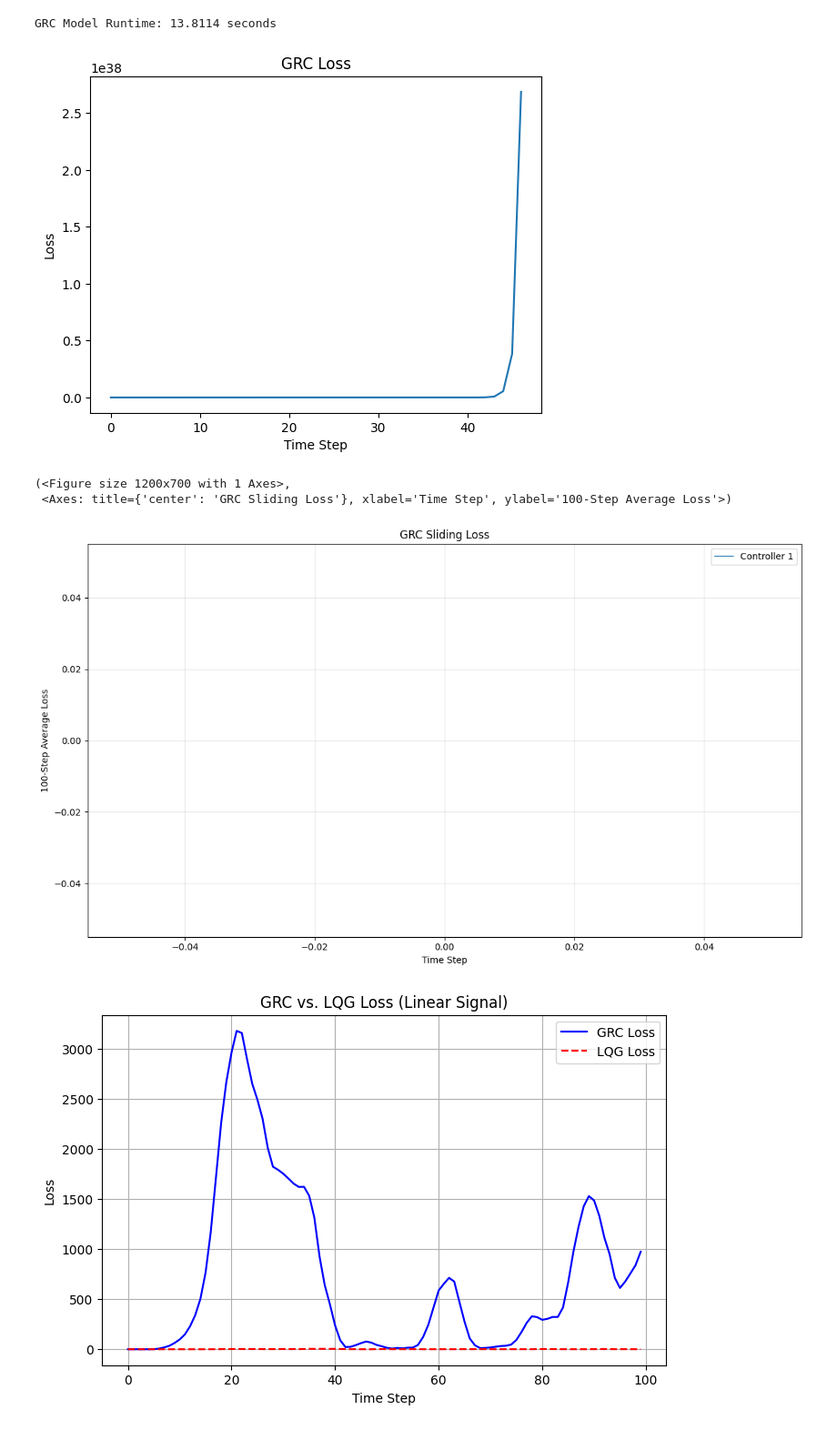
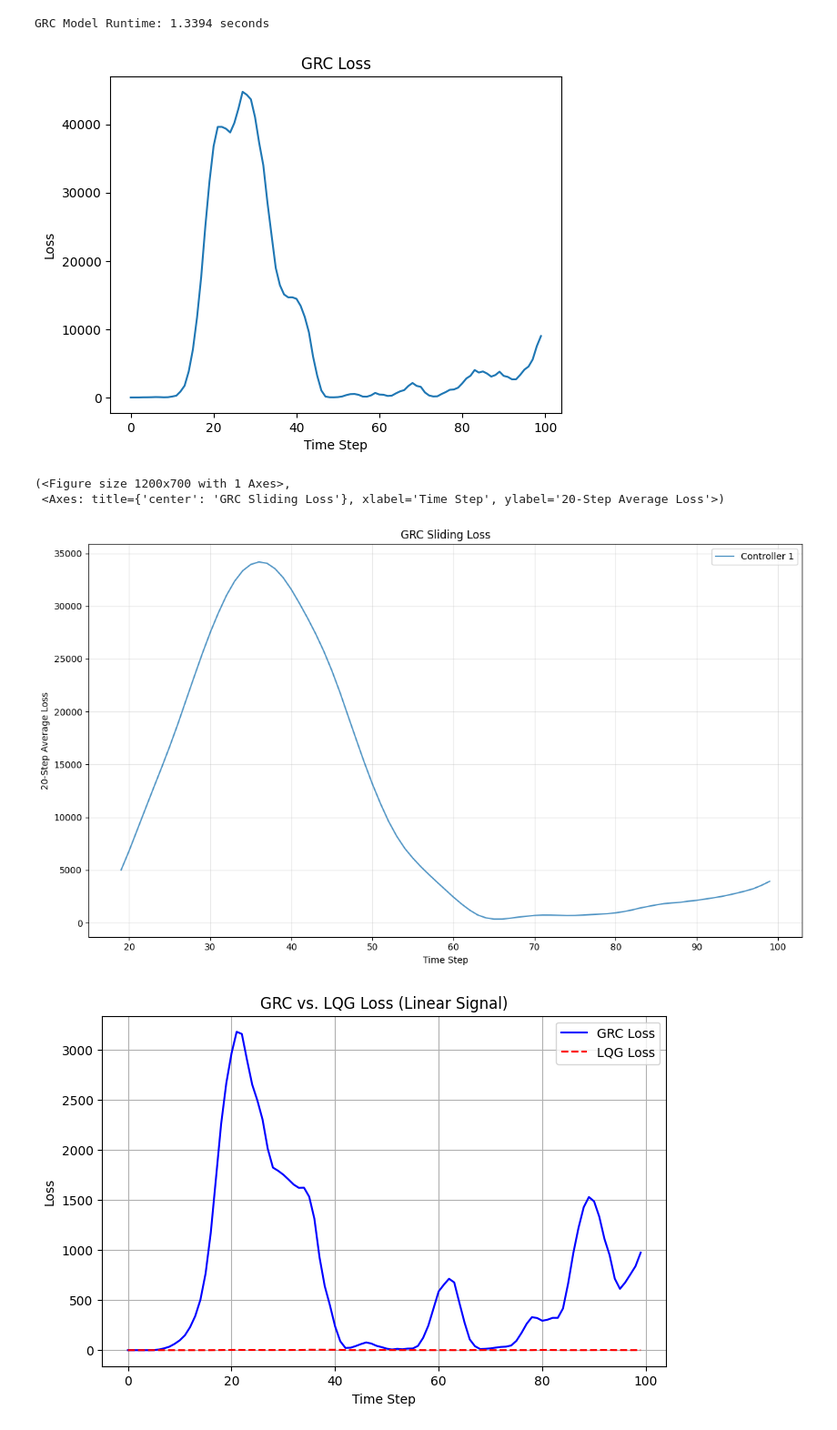
Before and after one commit to Sof0-0/spectral_control, a Jupyter notebook: tests_po_colab.ipynb, the cells around one changed output. Shown at 91% size. Saved outputs shown, nothing was run; the diff lists cells and outputs as text; code cells hidden in the pictures.

```diff
--- a/tests_po_colab.ipynb
+++ b/tests_po_colab.ipynb
@@ -123,7 +124,7 @@ d, n = 2, 1  # Example dimensions
 # PARAMETERS
 h = 5         # Number of eigenpairs
 eta =  0.001  # Step size
-T = 500
+T = 100
 
 
 grc_po = GRC(A, B, C, Q, R, h, eta, T, name="GRC", nl=False)
@@ -139,41 +140,41 @@ print(f"GRC Model Runtime: {end_time - start_time:.4f} seconds")
 
 # start_time = time.time()
 # grc_po_nl.run()
 # end_time = time.time()
 # print(f"GRC NL Model Runtime: {end_time - start_time:.4f} seconds")
 
 # start_time = time.time()
 # grc_po_stu.run()
 # end_time = time.time()
 # print(f"GRC STU Model Runtime: {end_time - start_time:.4f} seconds")
 
 # # OSC_NL
 # start_time = time.time()
 # osc_nl.run()
 # end_time = time.time()
 # print(f"OSC NL Model Runtime: {end_time - start_time:.4f} seconds")
 
 # OSC_w_STU
 # start_time = time.time()
 # osc_wstu.run()
 # end_time = time.time()
 # print(f"OSC_w_STU Model Runtime: {end_time - start_time:.4f} seconds")
 
 plot_loss(grc_po, "GRC Loss")
 # plot_loss(grc_po_nl, "GRC NL Loss")
 # plot_loss(grc_po_stu, "GRC STU Loss")
 # plot_loss(grc_po_new, "GRC new Loss")
 # plot_loss(osc_nl, "OSC NL Loss")
 # plot_loss(osc_wstu, "OSC STU Loss")
 # %% [output]
-GRC Model Runtime: 13.8114 seconds
+GRC Model Runtime: 1.3394 seconds
-[figure, old version]
+[figure, new version]
 # %%
-plot_loss_sliding(grc_po, "GRC Sliding Loss", window_size=200)
+plot_loss_sliding(grc_po, "GRC Sliding Loss", window_size=20)
 # %% [output]
 (<Figure size 1200x700 with 1 Axes>,
- <Axes: title={'center': 'GRC Sliding Loss'}, xlabel='Time Step', ylabel='100-Step Average Loss'>)
+ <Axes: title={'center': 'GRC Sliding Loss'}, xlabel='Time Step', ylabel='20-Step Average Loss'>)
-[figure, old version]
+[figure, new version]
 # %%
 compare_losses([grc_po, lqg_po], "GRC vs. LQG Loss (Linear Signal)")
 # %% [output]
```
Also changed, not shown: parts of 7 cells of this notebook.
